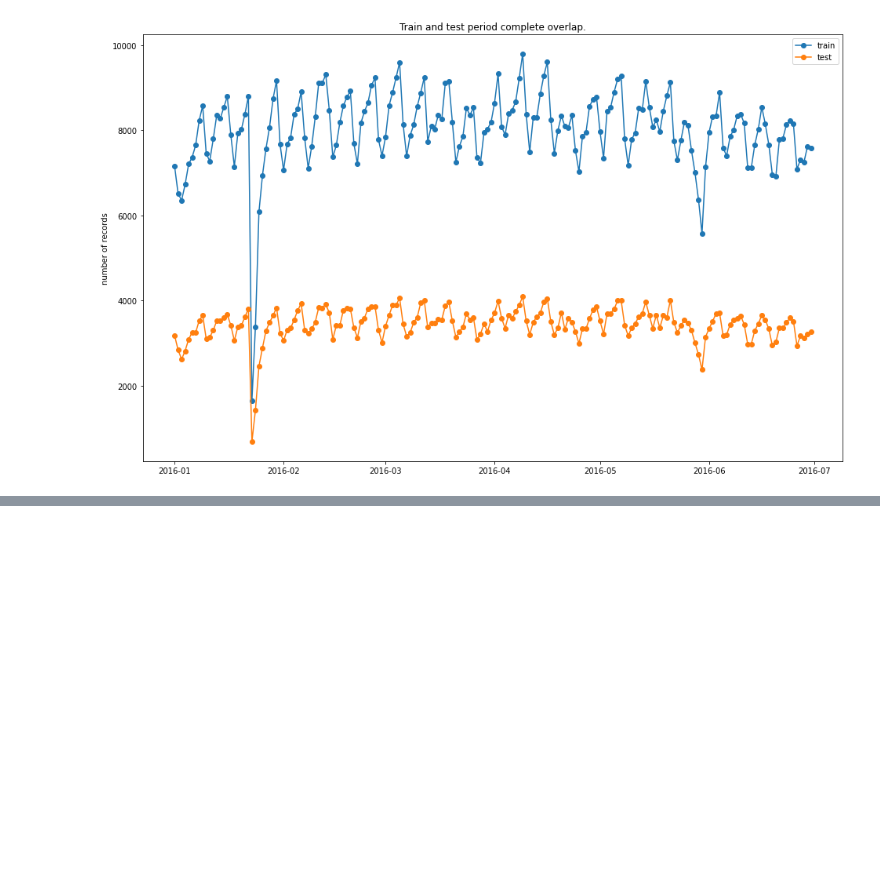
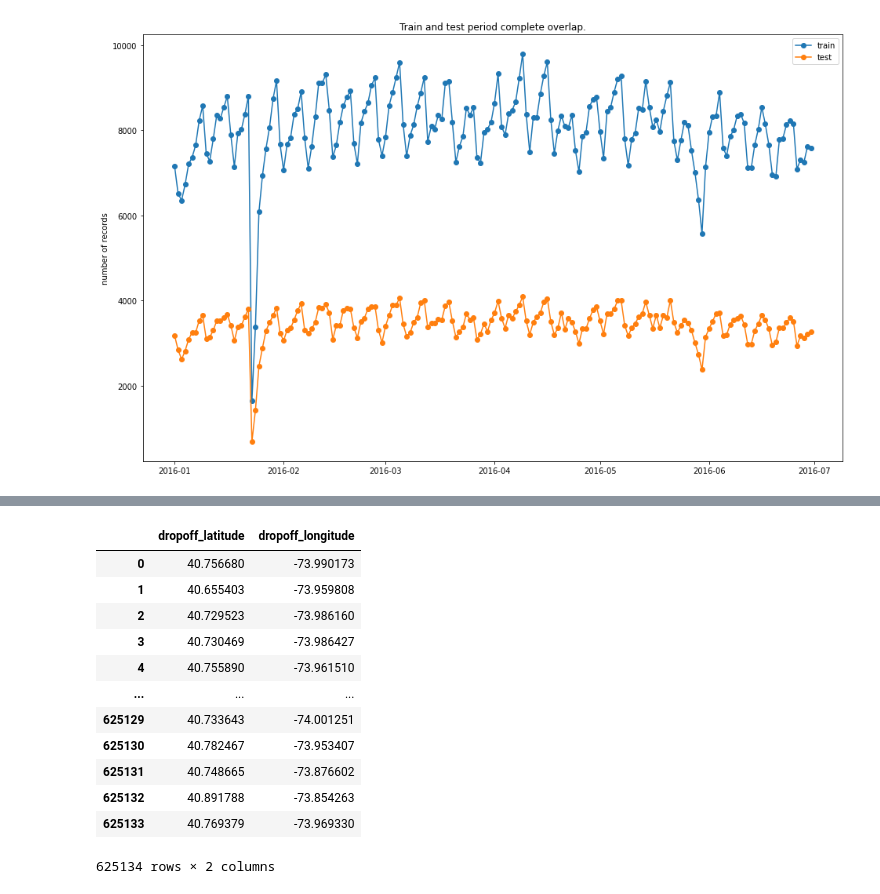
Before and after one commit to citizenofathens/Kaggle, a Jupyter notebook: newyorkCitytaxiStudy.ipynb, the cells around one changed output, grey strips where cells are left out. Saved outputs shown, nothing was run; the diff lists cells and outputs as text; code cells hidden in the pictures; blank space fills up the shorter version.

```diff
--- a/newyorkCitytaxiStudy.ipynb
+++ b/newyorkCitytaxiStudy.ipynb
@@ -242,0 +293,16 @@ df.loc[(df['id']<2000) ]
+# %%
+test[['dropoff_latitude', 'dropoff_longitude']]
+# %% [output]
+|  | dropoff_latitude | dropoff_longitude |
+| 0 | 40.756680 | -73.990173 |
+| 1 | 40.655403 | -73.959808 |
+| 2 | 40.729523 | -73.986160 |
+| 3 | 40.730469 | -73.986427 |
+| 4 | 40.755890 | -73.961510 |
+| ... | ... | ... |
+| 625129 | 40.733643 | -74.001251 |
+| 625130 | 40.782467 | -73.953407 |
+| 625131 | 40.748665 | -73.876602 |
+| 625132 | 40.891788 | -73.854263 |
+| 625133 | 40.769379 | -73.969330 |
+625134 rows × 2 columns
```
Also changed, not shown: parts of 32 cells of this notebook, 1 other file.
